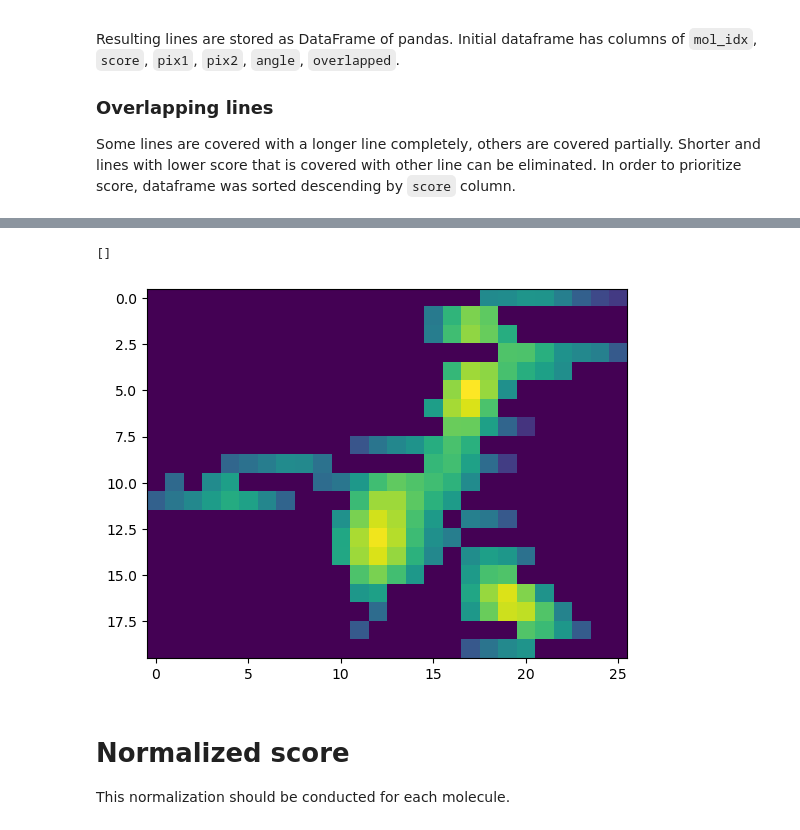
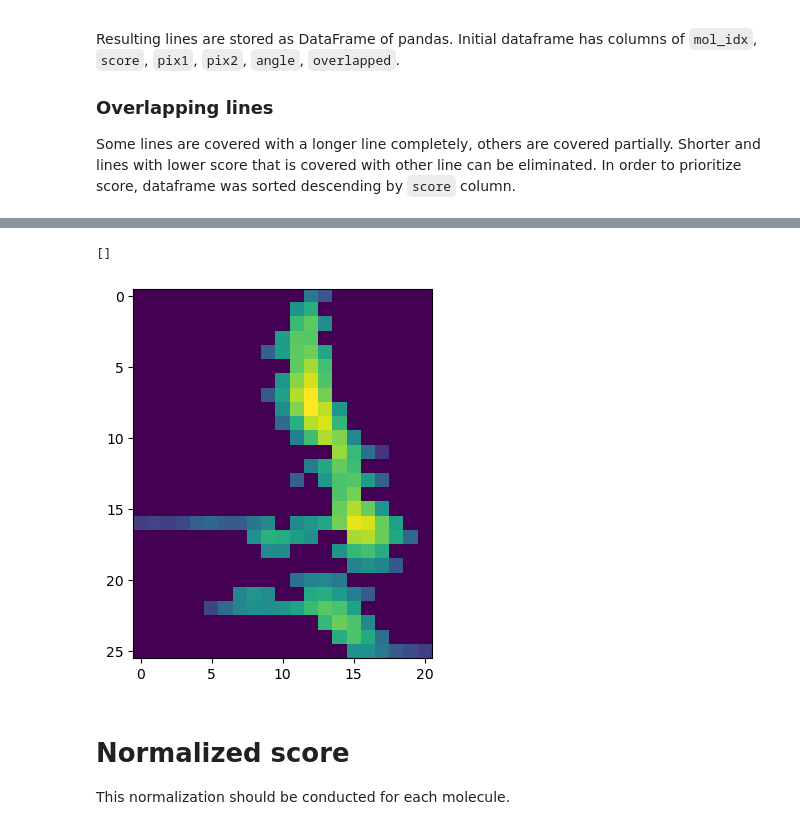
Before and after one commit to iobataya/line_detection, a Jupyter notebook: Find_linear_part_notebook.ipynb, the cells around one changed output, grey strips where cells are left out. Saved outputs shown, nothing was run; the diff lists cells and outputs as text; code cells hidden in the pictures.

```diff
--- a/Find_linear_part_notebook.ipynb
+++ b/Find_linear_part_notebook.ipynb
@@ -206,12 +244,12 @@ for i in range(0,len(ld.molecules)):
 # %%
-idx = 27
+idx = 54
 mol = ld.molecules[idx]
 mol_image = mol.get_source_image()
 plt.imshow(mol_image)
 plt.plot()
 # %% [output]
 []
-[figure, old version]
+[figure, new version]
 # %%
 filtered_vecs = ld.filter_by_length(mol)
 count = ld.score_lines(mol, filtered_vecs)
```
Also changed, not shown: parts of 13 cells of this notebook, 1 other file.
